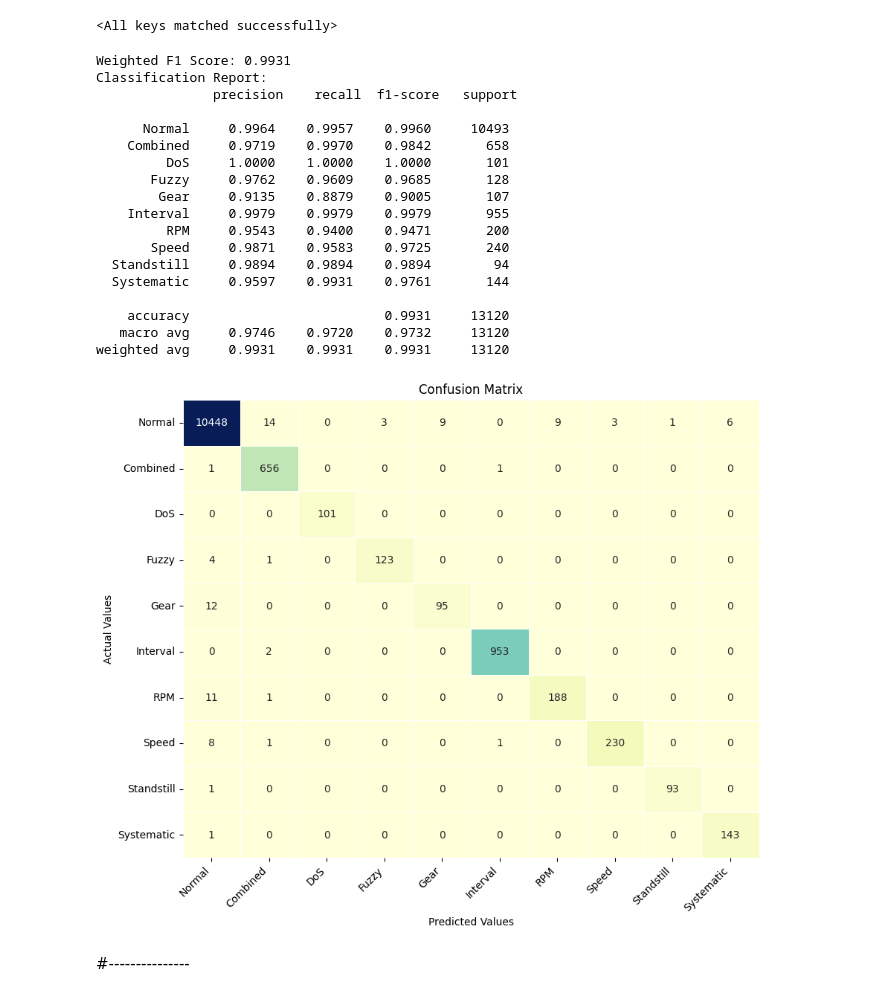
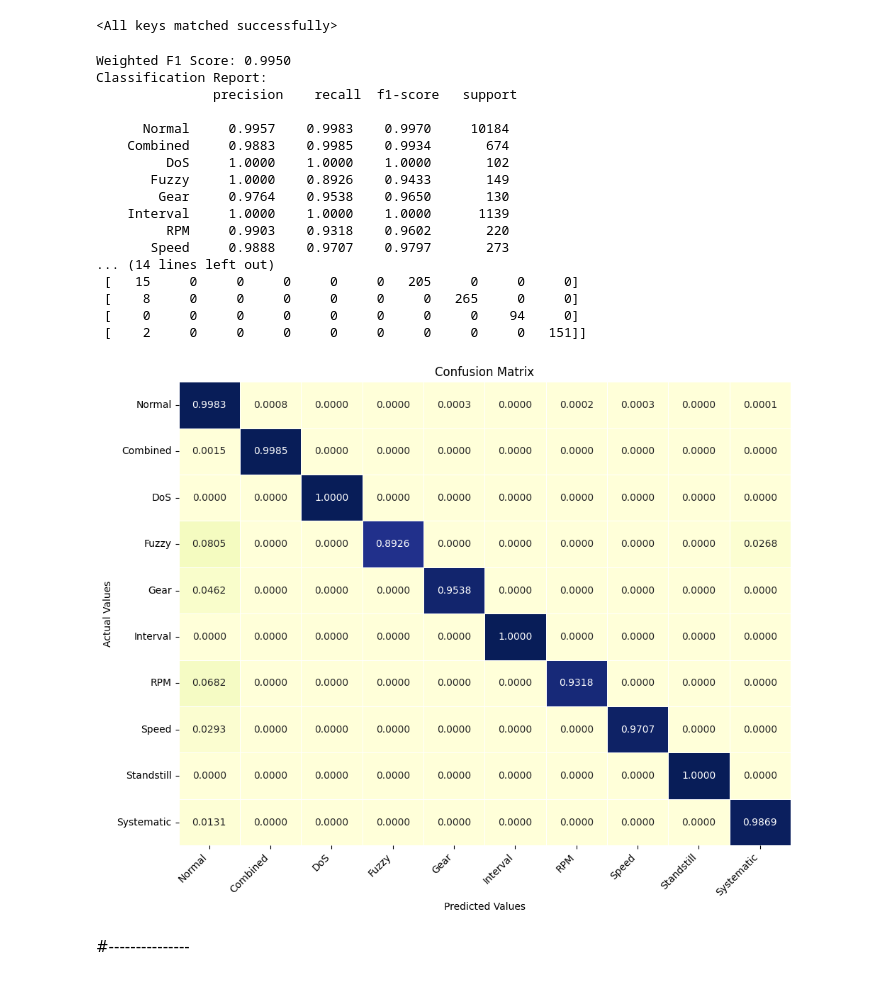
Before and after one commit to thulexuan/ConvRetNetIDS, a Jupyter notebook: notebooks/test_gpaco_model.ipynb, the cells around one changed output. Drawn from its saved outputs; the diff is of its cells as text; code cells hidden in the pictures.

Commit message:
test multiple preprocessing can messages into images

```diff
--- a/notebooks/test_gpaco_model.ipynb
+++ b/notebooks/test_gpaco_model.ipynb
@@ -22,13 +22,14 @@ torch.manual_seed(seed)
 torch.cuda.manual_seed(seed)
 torch.cuda.manual_seed_all(seed)
 # %%
-mean = (0.5, 0.5, 0.5)
-std = (0.5, 0.5, 0.5)
+mean = (0.5, 0.5)
+std = (0.5, 0.5)
 normalize = transforms.Normalize(mean=mean, std=std)
 transform = transforms.Compose([normalize])
 transform = transforms.Compose([normalize])
 # %%
-test_dataset = CANDataset(root_dir='../data/size_64_10/TFRecord_w64_s32/3/', window_size=32, is_train=False, is_test=True, include_data=False, transform=transform)
+# test_dataset = CANDataset(root_dir='../data/can-ml/can-ml/2017-subaru-forester/290626/TFRecord_w64_s32/1/', window_size=32, is_train=False, is_test=True, include_data=False, transform=transform)
+test_dataset = CANDataset(root_dir='../data/can-ml/can-ml/2017-subaru-forester/010726/merged_rid2TFRecord_w128_s64/2/', window_size=32, is_train=False, is_test=True, include_data=False, transform=transform)
 test_loader = torch.utils.data.DataLoader(test_dataset, batch_size=64, shuffle=False, pin_memory=True)
 # %%
 print(test_dataset.root_dir)
@@ -67,15 +91,35 @@ def draw_confusion_matrix(cm, classes, save_file=None):
 # %%
 ## CCT-RetNet model
 from networks.cct_retnet import CCTRetNet
+# cct_retnet_model = CCTRetNet(
+#         img_size = 64,
+#         embedding_dim = 128, # the number of filters in the convolutional layers = the dimension of tokens before put into transformer encoder
+#         n_conv_layers = 2, # number of convolutional layers
+#         kernel_size = 3,
+#         stride = 1,
+#         padding = 1,
+#         pooling_kernel_size = 2,
+#         pooling_stride = 2,
+#         pooling_padding = 0,
+#         # num_layers = 4, # the number of transformer encoder layers
+#         # num_heads = 4, # the number of attention heads in each transformer encoder layer
+#         mlp_ratio = 2.5, # dim feedforward layer = embedding_dim * mlp_ratio, current case = 128 * 2.5 = 320
+#         num_classes = 10,
+#         positional_embedding = 'learnable', # ['sine', 'learnable', 'none']
+#         projection_dim=64,
+#         n_layers=2,
+#         n_heads=2
+#     )
+
 cct_retnet_model = CCTRetNet(
-        img_size = 64,
+        img_size = 32,
         embedding_dim = 128, # the number of filters in the convolutional layers = the dimension of tokens before put into transformer encoder
-        n_conv_layers = 2, # number of convolutional layers
-        kernel_size = 3,
-        stride = 1,
-        padding = 1,
-        pooling_kernel_size = 2,
-        pooling_stride = 2,
+        n_conv_layers = 1, # number of convolutional layers
+        kernel_size = 3, # width = 8
+        stride = 1, # width = 8
+        padding = 1, # width = 0
+        pooling_kernel_size = 3, # width = 1
+        pooling_stride = 2, # width = 1
         pooling_padding = 0,
         # num_layers = 4, # the number of transformer encoder layers
         # num_heads = 4, # the number of attention heads in each transformer encoder layer
@@ -87,7 +131,7 @@ cct_retnet_model = CCTRetNet(
         n_heads=2
     )
 # %%
-cct_retnet_model_path = '../save/CAN-ML_models/GPaCo/GPaCo_CAN-ML_CCT+RetNet+GPaCo+alpha=1.0_lr_0.0003_decay_0.0001_bsz_128_trial_0_epochs_200/062226_193357/last.pth'
+cct_retnet_model_path = '../save/CAN-ML_models/GPaCo+32by32-image+060726/GPaCo+32by32-image+060726_CAN-ML_CCT+RetNet+GPaCo+alpha=0.05+temp=0.07+emb=128+2convlayers_lr_0.0003_decay_0.0001_bsz_128_trial_0_epochs_200/070626_155626/last.pth'
 ckpt = torch.load(cct_retnet_model_path, weights_only=False)
 state_dict = ckpt['model']
 cct_retnet_model.load_state_dict(state_dict=ckpt['model'])
@@ -137,30 +181,30 @@ print(f'Weighted F1 Score: {f1:.4f}')
 target_names = ['Normal', 'Combined', 'DoS', 'Fuzzy', 'Gear', 'Interval', 'RPM', 'Speed', 'Standstill', 'Systematic']
 report = classification_report(total_label, total_pred, target_names=target_names, digits=4)
 print("Classification Report:\n", report)
+print("Confusion Matrix:\n", conf_matrix)
 # %% [output]
-Weighted F1 Score: 0.9931
+Weighted F1 Score: 0.9950
 Classification Report:
                precision    recall  f1-score   support
 
-      Normal     0.9964    0.9957    0.9960     10493
-    Combined     0.9719    0.9970    0.9842       658
-         DoS     1.0000    1.0000    1.0000       101
-       Fuzzy     0.9762    0.9609    0.9685       128
-        Gear     0.9135    0.8879    0.9005       107
-    Interval     0.9979    0.9979    0.9979       955
-         RPM     0.9543    0.9400    0.9471       200
-       Speed     0.9871    0.9583    0.9725       240
-  Standstill     0.9894    0.9894    0.9894        94
-  Systematic     0.9597    0.9931    0.9761       144
-
-    accuracy                         0.9931     13120
-   macro avg     0.9746    0.9720    0.9732     13120
-weighted avg     0.9931    0.9931    0.9931     13120
+      Normal     0.9957    0.9983    0.9970     10184
+    Combined     0.9883    0.9985    0.9934       674
+         DoS     1.0000    1.0000    1.0000       102
+       Fuzzy     1.0000    0.8926    0.9433       149
+        Gear     0.9764    0.9538    0.9650       130
+    Interval     1.0000    1.0000    1.0000      1139
+         RPM     0.9903    0.9318    0.9602       220
+       Speed     0.9888    0.9707    0.9797       273
+... (14 lines left out)
+ [   15     0     0     0     0     0   205     0     0     0]
+ [    8     0     0     0     0     0     0   265     0     0]
+ [    0     0     0     0     0     0     0     0    94     0]
+ [    2     0     0     0     0     0     0     0     0   151]]
 # %%
 #### visualize confusion matrix
-draw_confusion_matrix(conf_matrix, classes, save_file='../images/CCT-RetNet-GPaCo/alpha=1.00/temp=0.07+conf_matrix_batch_size_128_2_layers_2_heads_200_150_epochs_proj_64_220626_epoch_200.png')
+draw_confusion_matrix(conf_matrix, classes, save_file='../images/CCT-RetNet-GPaCo/alpha=5e-2/070726_32by32-image_embed=128_proj_head=mlp_aware-tokenizer_conf_matrix')
 # %% [output]
-[figure, old version]
+[figure, new version]
 # %% [markdown]
 #---------------
 # %%
```
Also changed, not shown: parts of 2 cells of this notebook, 16 other files.
